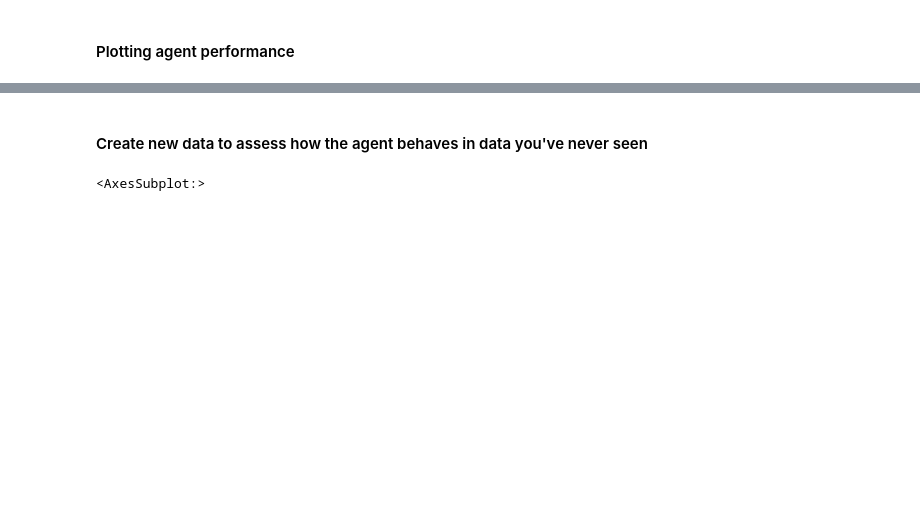
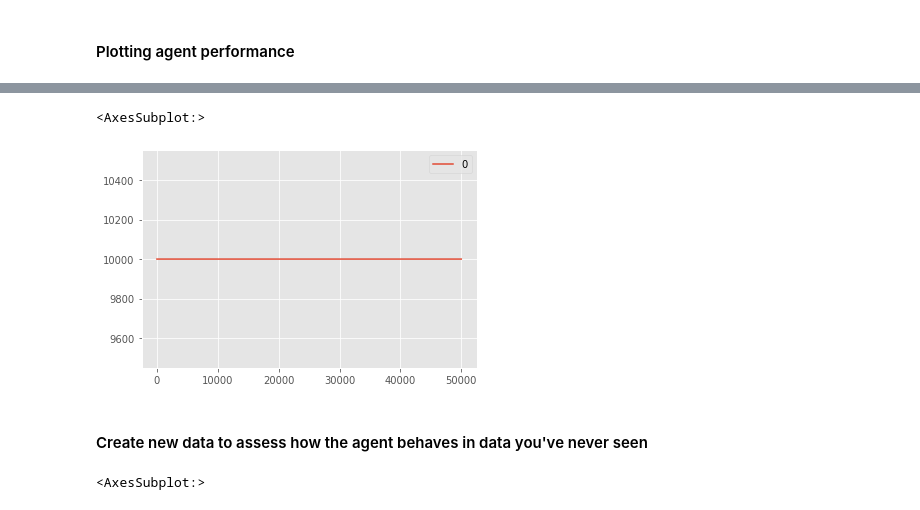
Before and after one commit to leandronogsantos/ReinforcementLearningTrading, a Jupyter notebook: rl-tensortrade.ipynb, the cells around one changed output, grey strips where cells are left out. Saved outputs shown, nothing was run; the diff lists cells and outputs as text; code cells hidden in the pictures; blank space fills up the shorter version.

```diff
--- a/rl-tensortrade.ipynb
+++ b/rl-tensortrade.ipynb
@@ -182,3 +262,12 @@ plt.show()
+# %%
+orDict = OrderedDict()
+for k in env.action_scheme.portfolio.performance.keys():
+    orDict[k] = env.action_scheme.portfolio.performance[k]["net_worth"]
+# %%
+pd.DataFrame().from_dict(orDict, orient='index').plot()
+# %% [output]
+<AxesSubplot:>
+[figure, added]
 # %% [markdown]
 #### Create new data to assess how the agent behaves in data you've never seen
 # %%
```
Also changed, not shown: parts of 21 cells of this notebook, 1 other file.
